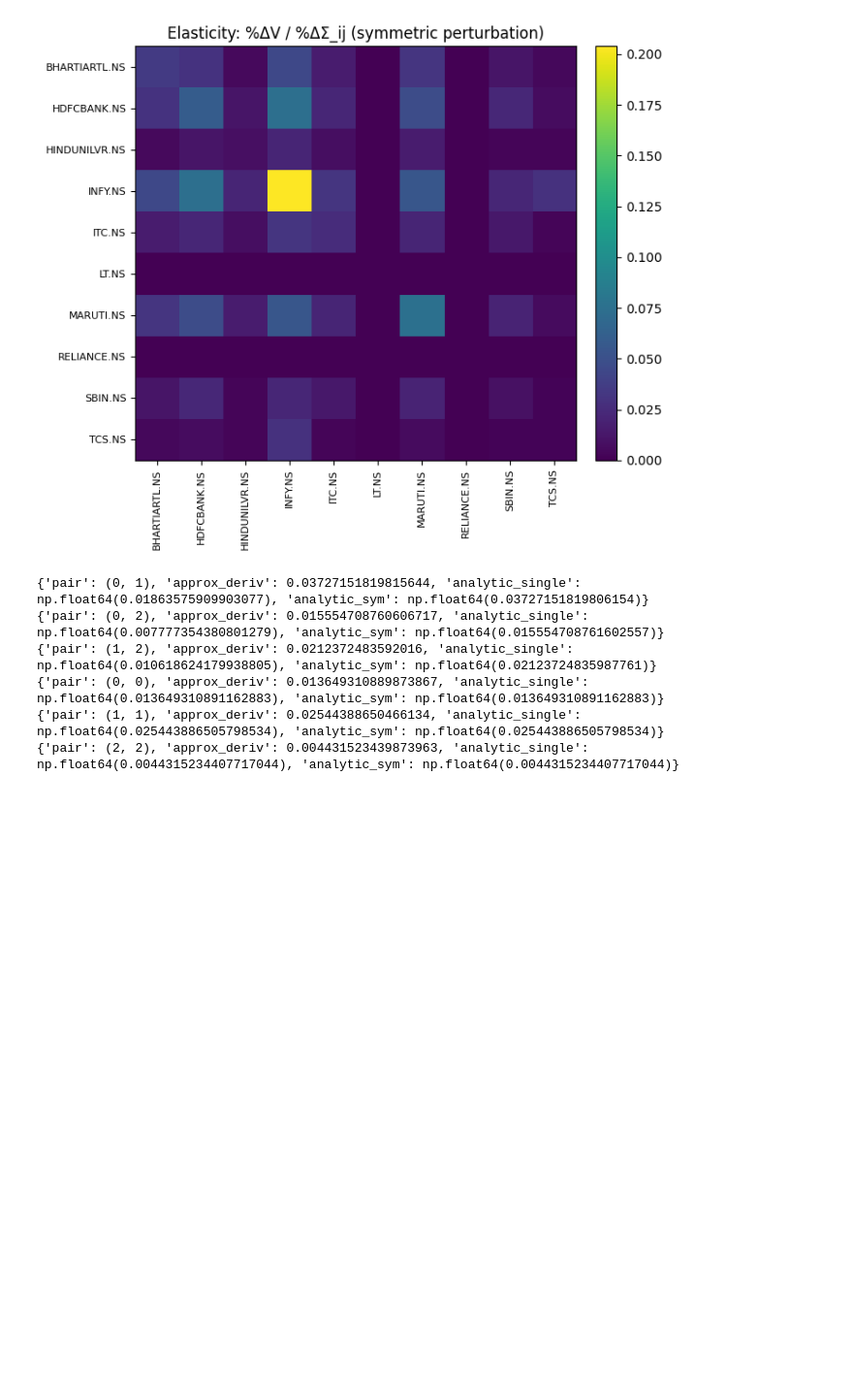
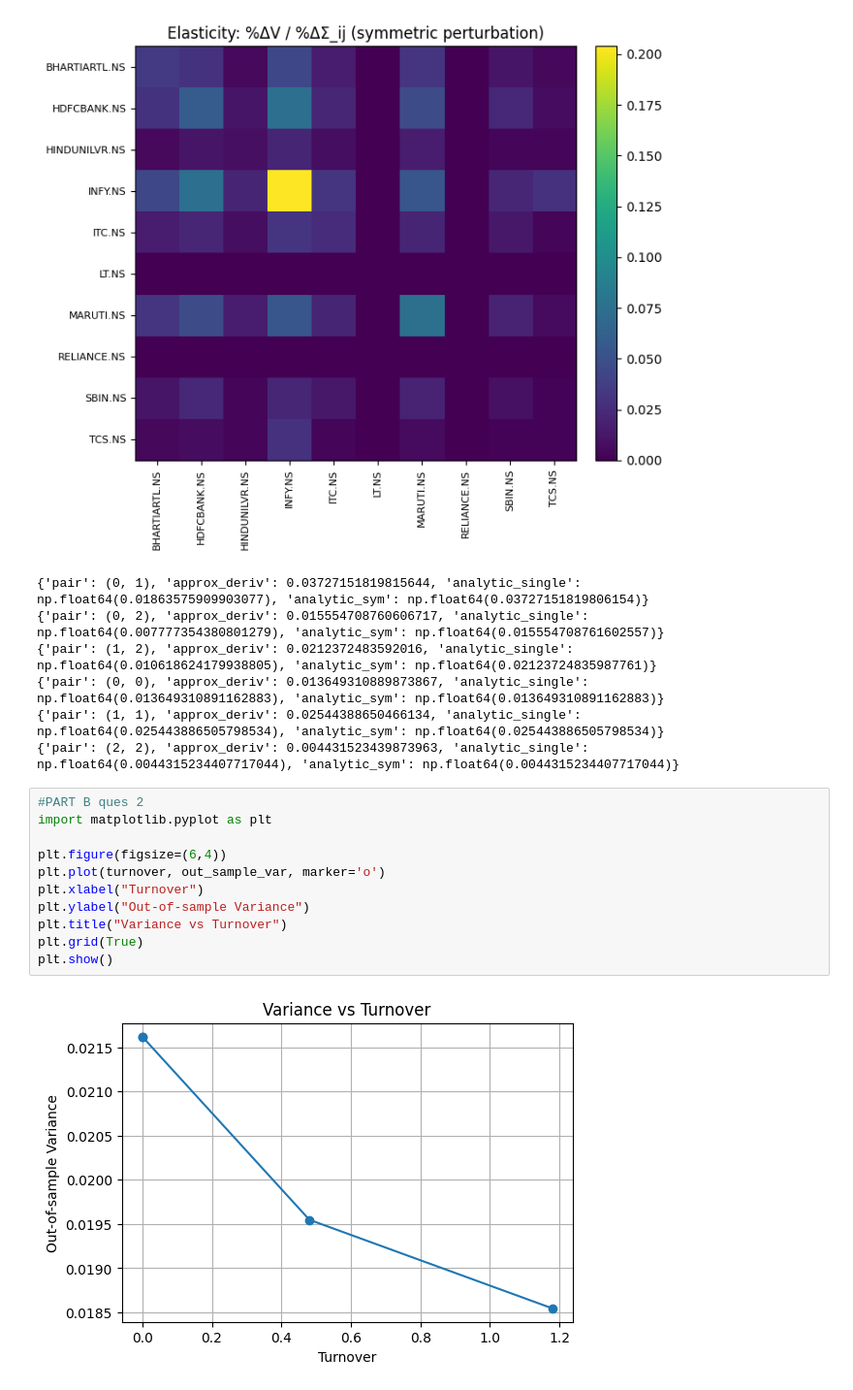
Before and after one commit to manishseervi-iisc/faa_project, a Jupyter notebook: Downloads/FAA/Ass2.ipynb, the cells around one changed output. Shown at 97% size. Saved outputs shown, nothing was run; the diff lists cells and outputs as text; blank space fills up the shorter version.

```diff
--- a/Downloads/FAA/Ass2.ipynb
+++ b/Downloads/FAA/Ass2.ipynb
@@ -723,3 +747,16 @@ Top sensitivities: [('INFY.NS', 'MARUTI.NS', np.float64(0.09639996750928402)), (
 {'pair': (0, 0), 'approx_deriv': 0.013649310889873867, 'analytic_single': np.float64(0.013649310891162883), 'analytic_sym': np.float64(0.013649310891162883)}
 {'pair': (1, 1), 'approx_deriv': 0.02544388650466134, 'analytic_single': np.float64(0.025443886505798534), 'analytic_sym': np.float64(0.025443886505798534)}
 {'pair': (2, 2), 'approx_deriv': 0.004431523439873963, 'analytic_single': np.float64(0.0044315234407717044), 'analytic_sym': np.float64(0.0044315234407717044)}
+# %%
+#PART B ques 2
+import matplotlib.pyplot as plt
+
+plt.figure(figsize=(6,4))
+plt.plot(turnover, out_sample_var, marker='o')
+plt.xlabel("Turnover")
+plt.ylabel("Out-of-sample Variance")
+plt.title("Variance vs Turnover")
+plt.grid(True)
+plt.show()
+# %% [output]
+[figure, added]
```
Also changed, not shown: parts of 11 cells of this notebook.
